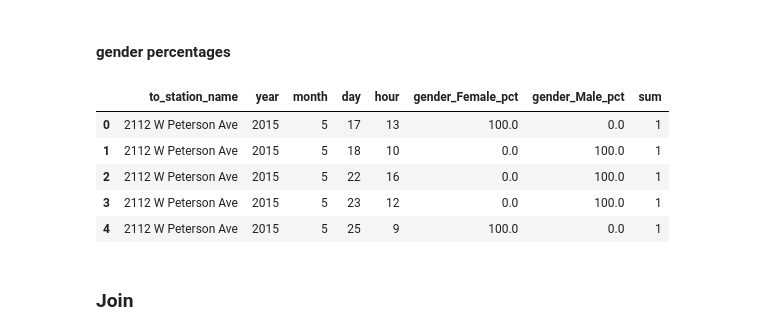
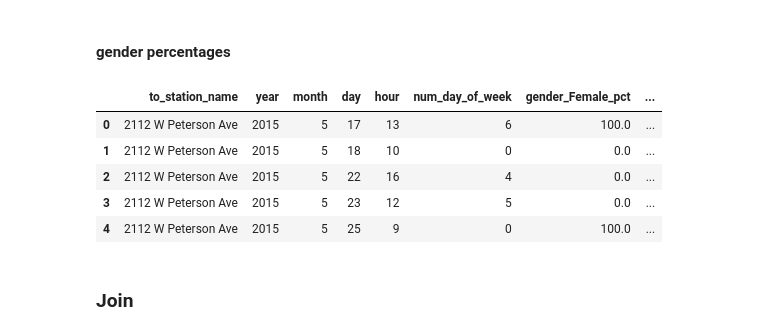
Before and after one commit to karahahn/Springboard_Capstone2, a Jupyter notebook: Modeling Dataframe.ipynb, the cells around one changed output. Drawn from its saved outputs; the diff is of its cells as text; code cells hidden in the pictures.

```diff
--- a/Modeling Dataframe.ipynb
+++ b/Modeling Dataframe.ipynb
@@ -342,4 +352,5 @@ dfmodel_end['year'] = dfmodel_end.stoptime.dt.year
 dfmodel_end['month'] = dfmodel_end.stoptime.dt.month
 dfmodel_end['day'] = dfmodel_end.stoptime.dt.day
 dfmodel_end['hour'] = dfmodel_end.stoptime.dt.hour
+dfmodel_end['num_day_of_week'] = dfmodel_end.stoptime.dt.weekday
 # %%
@@ -429,28 +455,28 @@ dfausertype_pct.head();
 #### gender percentages
 # %%
 dfagender = dfmodel_end.copy()
-dfagender = dfagender[['to_station_name','year','month','day','hour','gender_Female','gender_Male']]
+dfagender = dfagender[['to_station_name','year','month','day','hour','num_day_of_week','gender_Female','gender_Male']]
 dfagender.head();
 # %%
 dfagender['sum'] = (dfagender['gender_Female'] +dfagender['gender_Male'])
 # %%
-dfagender = dfagender.sort_values(['to_station_name','year','month','day','hour'])
+dfagender = dfagender.sort_values(['to_station_name','year','month','day','hour','num_day_of_week'])
 # %%
-dfagender = dfagender.groupby(['to_station_name','year','month','day','hour']).sum().reset_index()
+dfagender = dfagender.groupby(['to_station_name','year','month','day','hour','num_day_of_week']).sum().reset_index()
 dfagender.head();
 # %%
 dfagender['gender_Female_pct'] = (dfagender['gender_Female'] / dfagender['sum'])*100
 dfagender['gender_Male_pct'] = (dfagender['gender_Male'] / dfagender['sum'])*100
 # %%
-dfagender_pct = dfagender[['to_station_name','year','month','day','hour','gender_Female_pct','gender_Male_pct','sum']]
+dfagender_pct = dfagender[['to_station_name','year','month','day','hour','num_day_of_week','gender_Female_pct','gender_Male_pct','sum']]
 dfagender_pct.head()
 # %% [output]
-|  | to_station_name | year | month | day | hour | gender_Female_pct | gender_Male_pct | sum |
-| 0 | 2112 W Peterson Ave | 2015 | 5 | 17 | 13 | 100.0 | 0.0 | 1 |
-| 1 | 2112 W Peterson Ave | 2015 | 5 | 18 | 10 | 0.0 | 100.0 | 1 |
-| 2 | 2112 W Peterson Ave | 2015 | 5 | 22 | 16 | 0.0 | 100.0 | 1 |
-| 3 | 2112 W Peterson Ave | 2015 | 5 | 23 | 12 | 0.0 | 100.0 | 1 |
-| 4 | 2112 W Peterson Ave | 2015 | 5 | 25 | 9 | 100.0 | 0.0 | 1 |
+|  | to_station_name | year | month | day | hour | num_day_of_week | gender_Female_pct | ... |
+| 0 | 2112 W Peterson Ave | 2015 | 5 | 17 | 13 | 6 | 100.0 | ... |
+| 1 | 2112 W Peterson Ave | 2015 | 5 | 18 | 10 | 0 | 0.0 | ... |
+| 2 | 2112 W Peterson Ave | 2015 | 5 | 22 | 16 | 4 | 0.0 | ... |
+| 3 | 2112 W Peterson Ave | 2015 | 5 | 23 | 12 | 5 | 0.0 | ... |
+| 4 | 2112 W Peterson Ave | 2015 | 5 | 25 | 9 | 0 | 100.0 | ... |
 # %% [markdown]
 ### Join
 # %%
```
Also changed, not shown: parts of 38 cells of this notebook.
